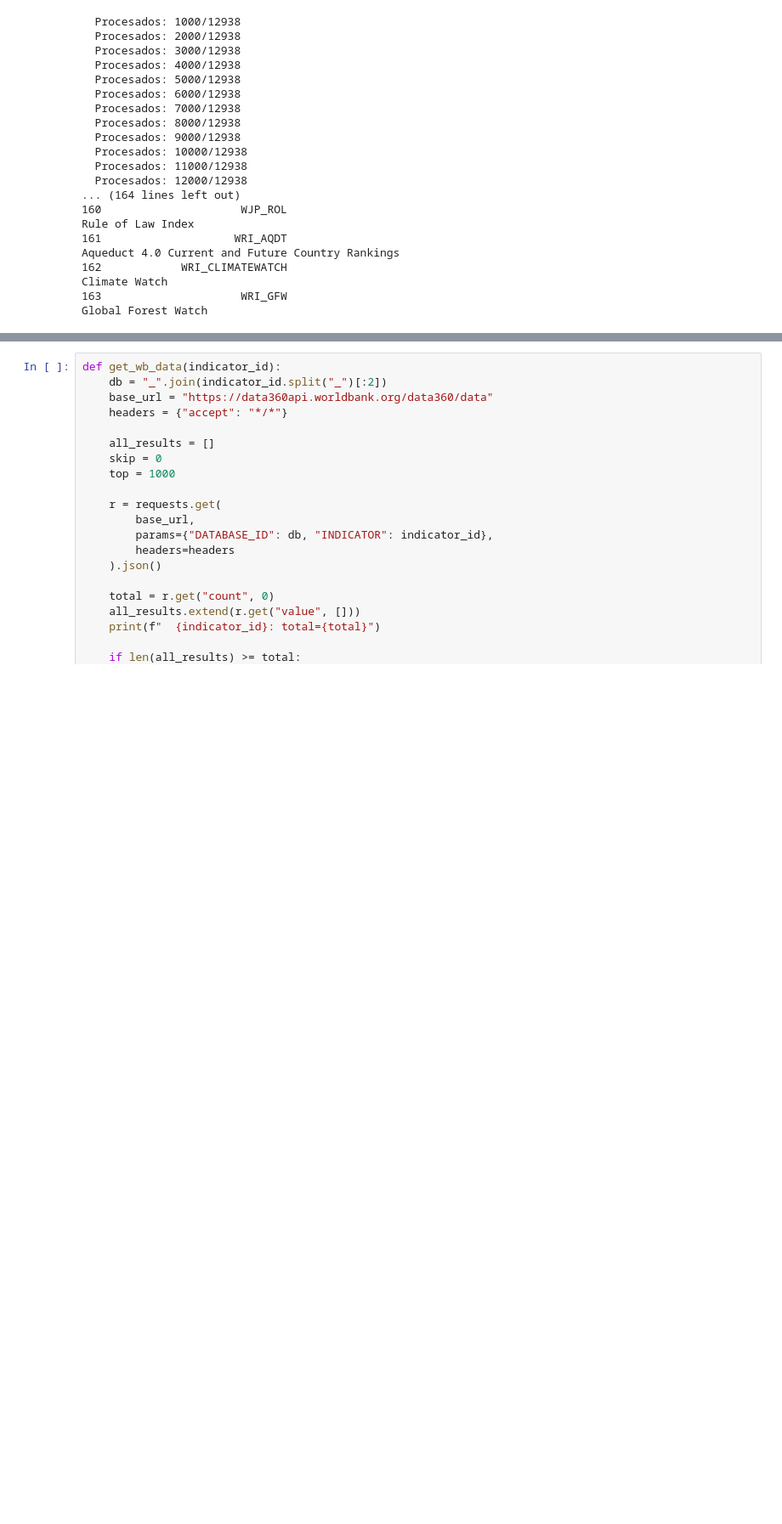
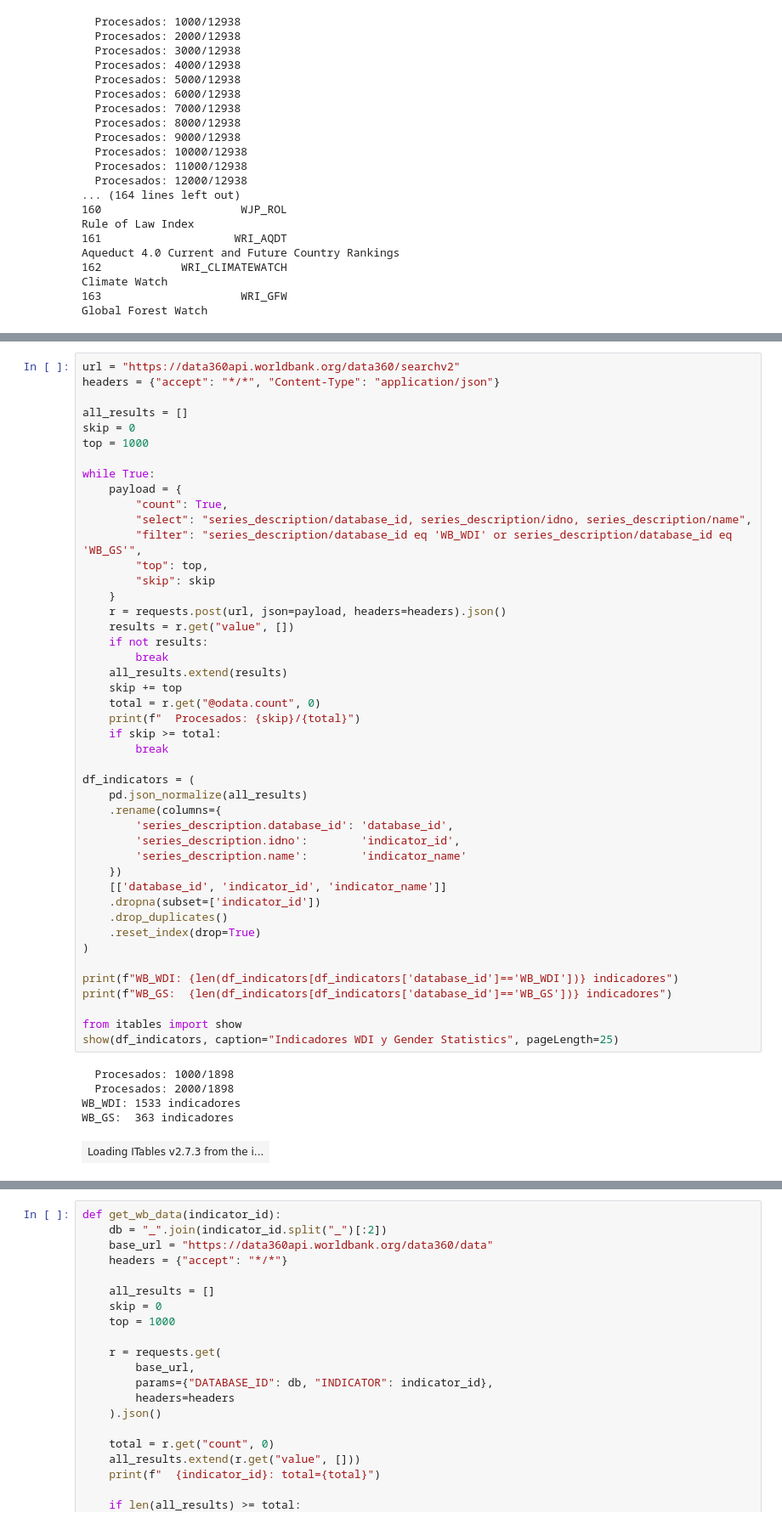
Before and after one commit to mblancovillar/itba_world_bank_grupo2, a Jupyter notebook: tp_grupo_2.ipynb, the cells around one changed output, grey strips where cells are left out. Shown at 85% size. Drawn from its saved outputs; the diff is of its cells as text; blank space fills up the shorter version.

```diff
--- a/tp_grupo_2.ipynb
+++ b/tp_grupo_2.ipynb
@@ -148,0 +158,51 @@ Total de bases de datos: 161
+# %%
+url = "https://data360api.worldbank.org/data360/searchv2"
+headers = {"accept": "*/*", "Content-Type": "application/json"}
+
+all_results = []
+skip = 0
+top = 1000
+
+while True:
+    payload = {
+        "count": True,
+        "select": "series_description/database_id, series_description/idno, series_description/name",
+        "filter": "series_description/database_id eq 'WB_WDI' or series_description/database_id eq 'WB_GS'",
+        "top": top,
+        "skip": skip
+    }
+    r = requests.post(url, json=payload, headers=headers).json()
+    results = r.get("value", [])
+    if not results:
+        break
+    all_results.extend(results)
+    skip += top
+    total = r.get("@odata.count", 0)
+    print(f"  Procesados: {skip}/{total}")
+    if skip >= total:
+        break
+
+df_indicators = (
+    pd.json_normalize(all_results)
+    .rename(columns={
+        'series_description.database_id': 'database_id',
+        'series_description.idno':        'indicator_id',
+        'series_description.name':        'indicator_name'
+    })
+    [['database_id', 'indicator_id', 'indicator_name']]
+    .dropna(subset=['indicator_id'])
+    .drop_duplicates()
+    .reset_index(drop=True)
+)
+
+print(f"WB_WDI: {len(df_indicators[df_indicators['database_id']=='WB_WDI'])} indicadores")
+print(f"WB_GS:  {len(df_indicators[df_indicators['database_id']=='WB_GS'])} indicadores")
+
+from itables import show
+show(df_indicators, caption="Indicadores WDI y Gender Statistics", pageLength=25)
+# %% [output]
+  Procesados: 1000/1898
+  Procesados: 2000/1898
+WB_WDI: 1533 indicadores
+WB_GS:  363 indicadores
+| Loading ITables v2.7.3 from the i... |
```
Also changed, not shown: parts of 6 cells of this notebook.
